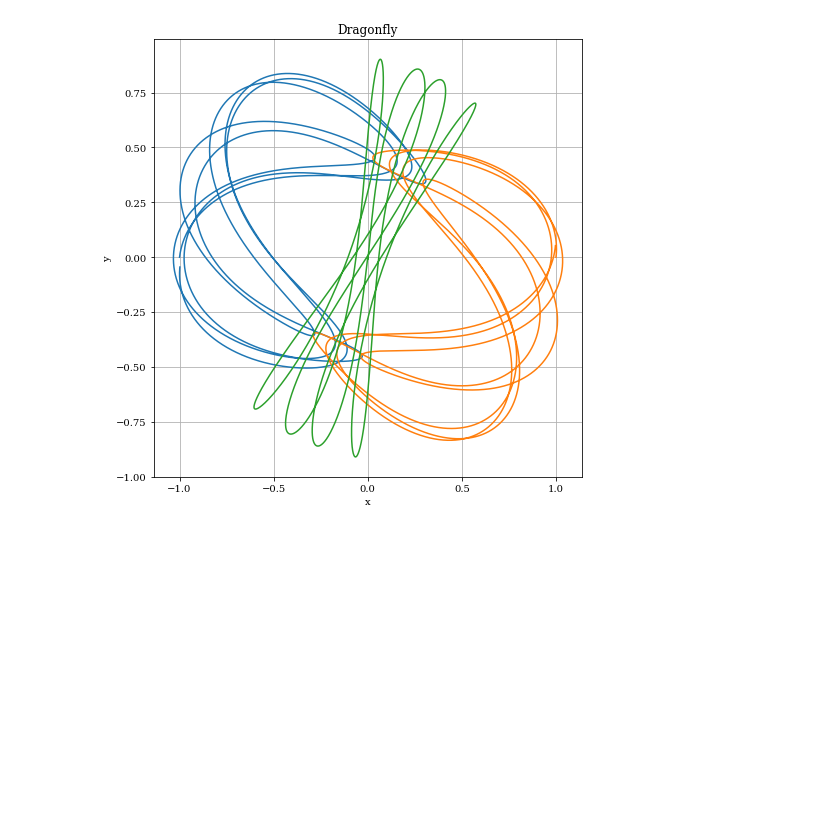
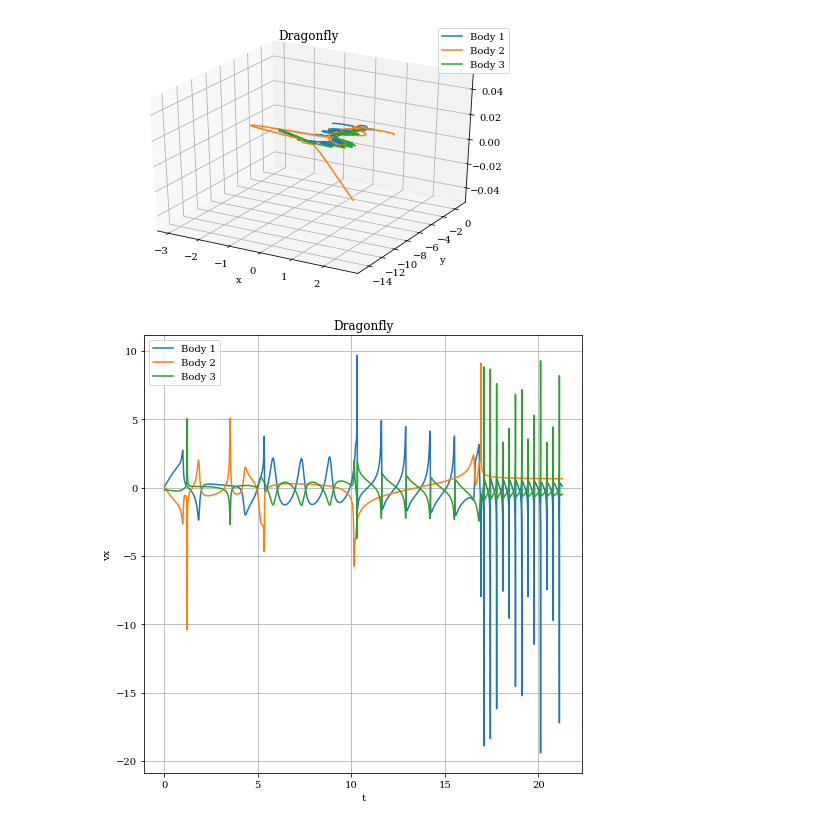
Before and after one commit to ReiCampo/Project-2-Exoplanets, a Jupyter notebook: Main Notebook.ipynb, the cells around one changed output. Cells and saved outputs as stored; diff of their text form; code cells hidden in the pictures; blank space fills up the shorter version.

```diff
--- a/Main Notebook.ipynb
+++ b/Main Notebook.ipynb
@@ -124,7 +129,7 @@ p1 = 0.080584
 p2 = 0.588836
 M1 = 1
 M2 = 1
-M3 = 1
+M3 = 2
 
 body1Pos = [-1,0,0]
 body1Velo = [p1,p2,0]
@@ -135,7 +140,7 @@ body2Velo = [p1,p2,0]
 body3Pos = [0,0,0]
 body3Velo = [-2*p1,-2*p2,0]
 # %%
-tarr=np.linspace(0.0, P, 100000)
+tarr=np.linspace(0.0, P, 10000)
 mass = np.array([M1,M2, M3])
 pos = np.array([body1Pos, body2Pos, body3Pos]).flatten()
 velo = np.array([body1Velo, body2Velo, body3Velo]).flatten()
@@ -156,12 +173,14 @@ z3=result2[0:,8]
 # %%
-fig3, ax3 = plt.subplots(figsize=(7,7))
+fig3 = plt.figure()
+ax3 = fig3.add_subplot(111, projection='3d')
 ax3.set_ylabel('y')
 ax3.set_xlabel('x')
 ax3.set_title("Dragonfly")
-ax3.plot(x1,y1)
-ax3.plot(x2,y2)
-ax3.plot(x3,y3)
+ax3.plot(x1,y1, z1, label="Body 1")
+ax3.plot(x2,y2, z2, label="Body 2")
+ax3.plot(x3,y3, z3, label="Body 3")
+plt.legend(loc='best')
 plt.grid()
 plt.show()
 # %% [output]
-[figure, old version]
+[figure, new version]
@@ -167,0 +190,13 @@ plt.show()
+# %%
+fig4, ax4 = plt.subplots(figsize=(7,7))
+ax4.set_ylabel('vx')
+ax4.set_xlabel('t')
+ax4.set_title("Dragonfly")
+ax4.plot(tarr,vx1, label="Body 1")
+ax4.plot(tarr,vx2, label="Body 2")
+ax4.plot(tarr,vx3, label="Body 3")
+plt.legend(loc='best')
+plt.grid()
+plt.show()
+# %% [output]
+[figure, added]
```
Also changed, not shown: parts of 4 cells of this notebook.
